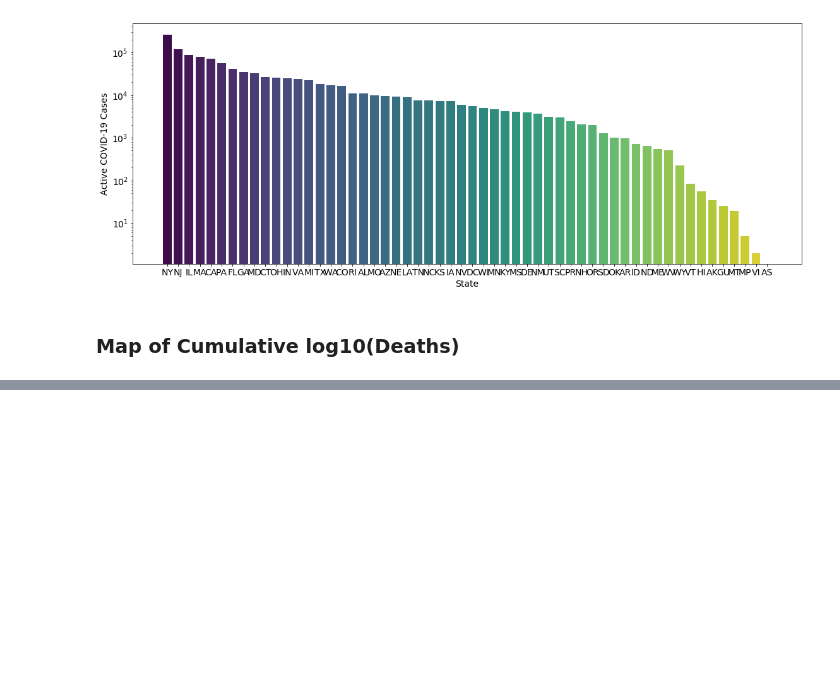
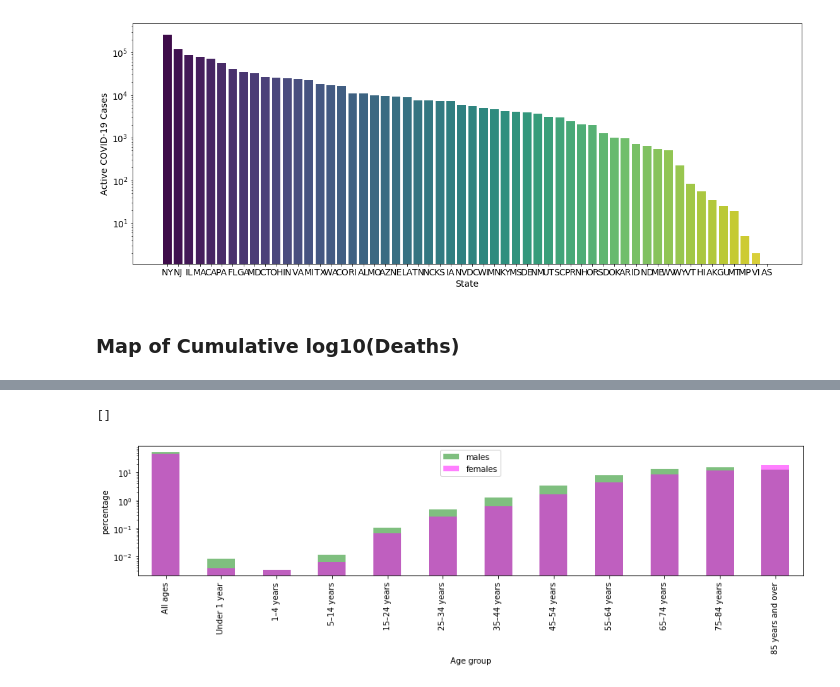
Before and after one commit to analisahill/covid19-analysis, a Jupyter notebook: COVID19_Analysis.ipynb, the cells around one changed output, grey strips where cells are left out. Saved outputs shown, nothing was run; the diff lists cells and outputs as text; code cells hidden in the pictures; blank space fills up the shorter version.

```diff
--- a/COVID19_Analysis.ipynb
+++ b/COVID19_Analysis.ipynb
@@ -192,0 +185,4 @@ m
+# %%
+x = pd.read_html('data/corona_age_sex.html', encoding='utf-8')[0]
+x['Sex'] = x.Sex.fillna(method='ffill')
+x = x.dropna()
@@ -192,0 +218,4 @@ m
+# %%
+total_deaths = x['All Deaths involving COVID-19 (U07.1)1'].max()
+# %%
+x['percentage_dead']= x['All Deaths involving COVID-19 (U07.1)1']/total_deaths*100
@@ -192,0 +243,15 @@ m
+# %%
+fdf = x[(x['Sex']=='Females')][['Age group', 'percentage_dead']]
+mdf = x[(x['Sex']=='Males')][['Age group', 'percentage_dead']]
+
+
+fig, ax = plt.subplots(figsize=(15,3))
+mdf.plot.bar(ax=ax, x='Age group', rot=90, color='green', alpha=.5)
+fdf.plot.bar(ax=ax, x='Age group', rot=90, color='magenta', alpha=.5)
+
+ax.set(ylabel='percentage')
+ax.legend(['males', 'females'])
+ax.semilogy()
+# %% [output]
+[]
+[figure, added]
```
Also changed, not shown: parts of 12 cells of this notebook.
